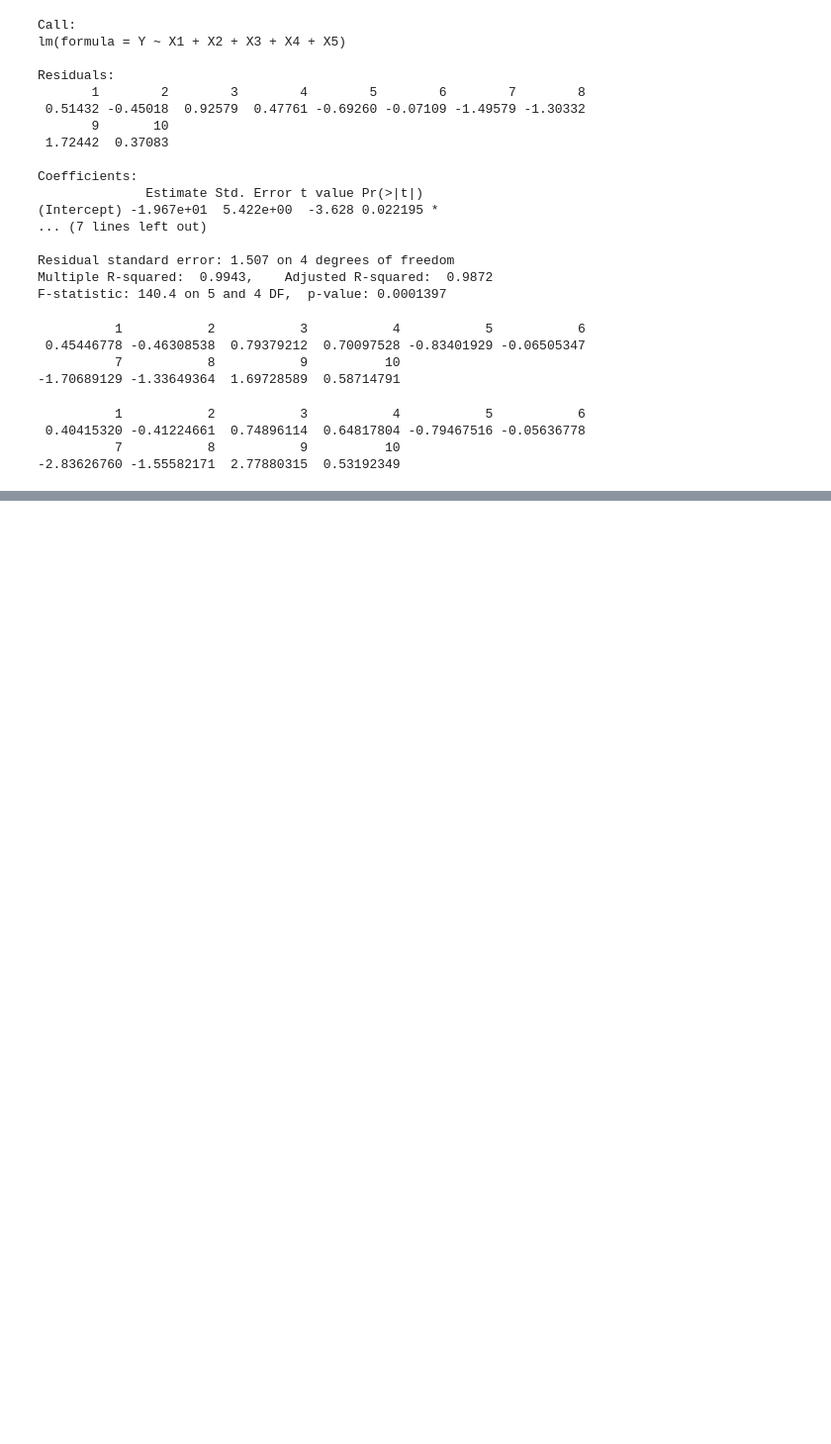
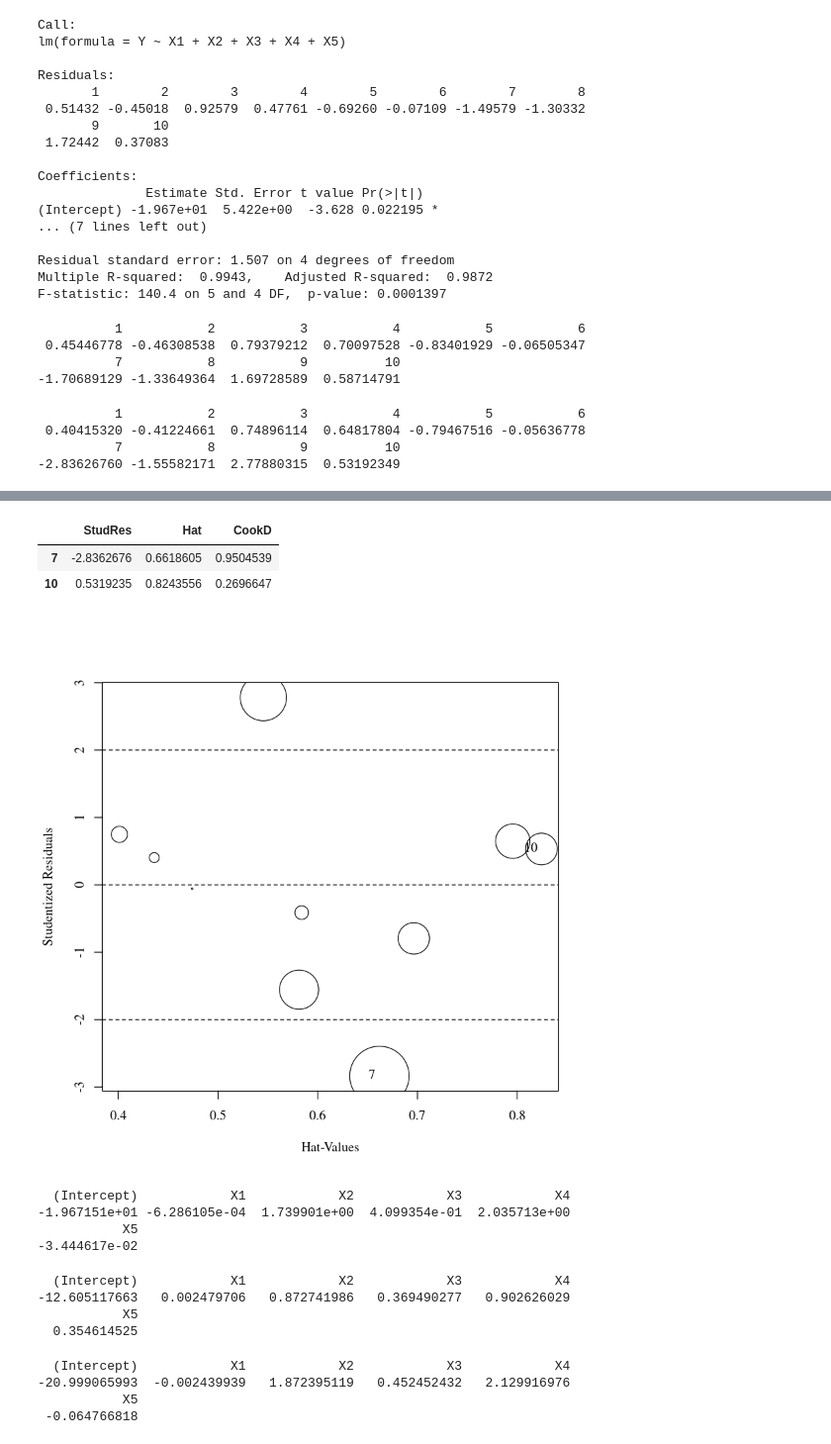
Before and after one commit to jgomezz/MsEstadAplic_MetodosEstadisticos, a Jupyter notebook: RegresionAplicada-12-Residuales.ipynb, the cells around one changed output, grey strips where cells are left out. Shown at 99% size. Saved outputs shown, nothing was run; the diff lists cells and outputs as text; code cells hidden in the pictures; blank space fills up the shorter version.

```diff
--- a/RegresionAplicada-12-Residuales.ipynb
+++ b/RegresionAplicada-12-Residuales.ipynb
@@ -117,0 +221,34 @@ t
+# %%
+library(car)
+influencePlot(Autopartes.m1)
+# %% [output]
+|  | StudRes | Hat | CookD |
+| 7 | -2.8362676 | 0.6618605 | 0.9504539 |
+| 10 | 0.5319235 | 0.8243556 | 0.2696647 |
+[figure, added]
+# %%
+# calculo de coeficientes
+coef(Autopartes.m1)
+# %% [output]
+  (Intercept)            X1            X2            X3            X4
+-1.967151e+01 -6.286105e-04  1.739901e+00  4.099354e-01  2.035713e+00
+           X5
+-3.444617e-02
+# %%
+# se quita el dato 7 porque es un posible dato influencial
+Autopartes.m7 <- lm(Y ~ X1 + X2 + X3 + X4 + X5, data=Autopartes.data[-7,])
+coef(Autopartes.m7)
+# %% [output]
+  (Intercept)            X1            X2            X3            X4
+-12.605117663   0.002479706   0.872741986   0.369490277   0.902626029
+           X5
+  0.354614525
+# %%
+# se quita el dato 10 porque es un posible dato influencial
+Autopartes.m10 <- lm(Y ~ X1 + X2 + X3 + X4 + X5, data=Autopartes.data[-10,])
+coef(Autopartes.m10)
+# %% [output]
+  (Intercept)            X1            X2            X3            X4
+-20.999065993  -0.002439939   1.872395119   0.452452432   2.129916976
+           X5
+ -0.064766818
```
Also changed, not shown: parts of 13 cells of this notebook.
